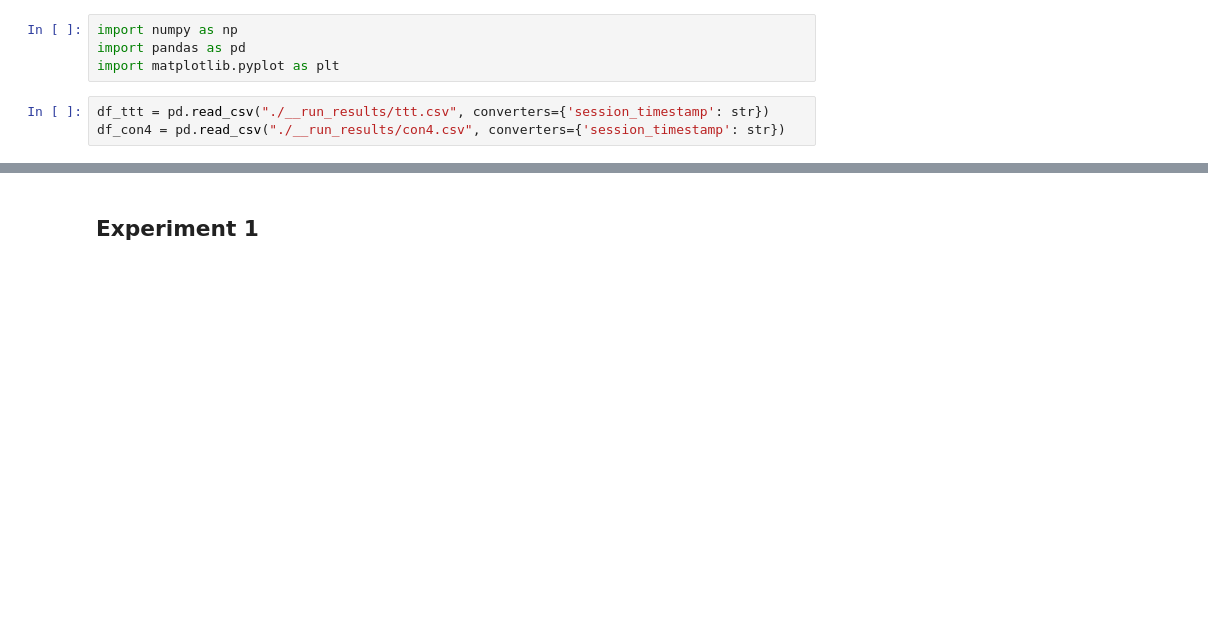
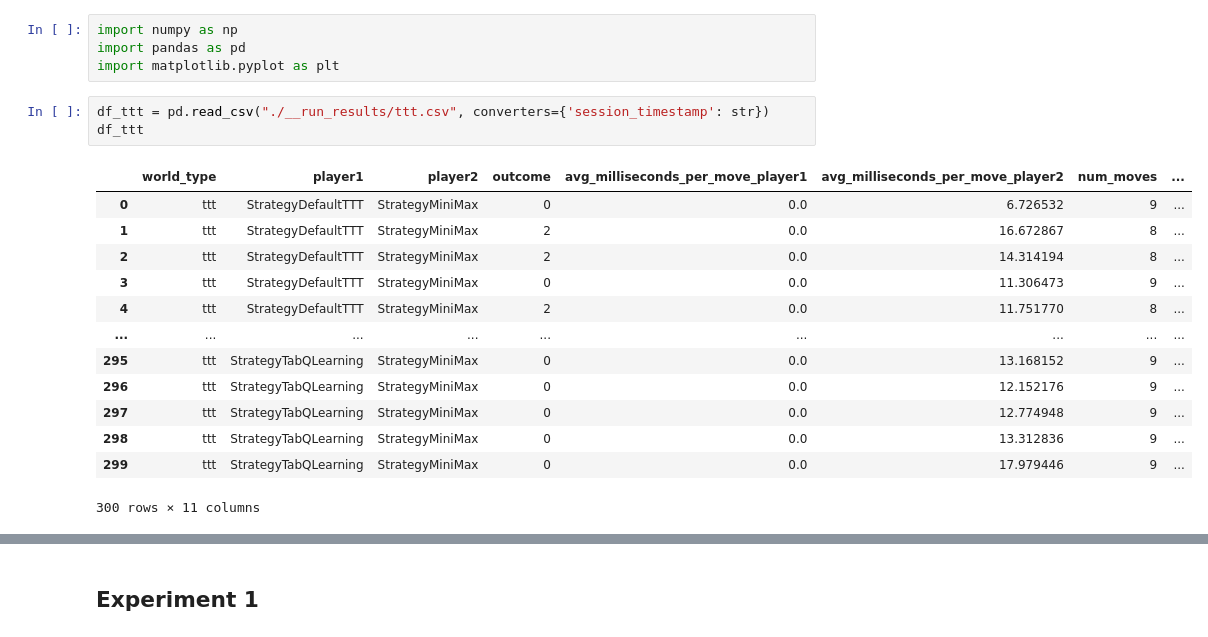
Before and after one commit to ggn1/cs7is2-artificial-intelligence-assignment3, a Jupyter notebook: result_visualization.ipynb, the cells around one changed output, grey strips where cells are left out. Drawn from its saved outputs; the diff is of its cells as text; blank space fills up the shorter version.

```diff
--- a/result_visualization.ipynb
+++ b/result_visualization.ipynb
@@ -8,4 +8,18 @@ import pandas as pd
 import matplotlib.pyplot as plt
 # %%
 df_ttt = pd.read_csv("./__run_results/ttt.csv", converters={'session_timestamp': str})
-df_con4 = pd.read_csv("./__run_results/con4.csv", converters={'session_timestamp': str})
+df_ttt
+# %% [output]
+|  | world_type | player1 | player2 | outcome | avg_milliseconds_per_move_player1 | avg_milliseconds_per_move_player2 | num_moves | ... |
+| 0 | ttt | StrategyDefaultTTT | StrategyMiniMax | 0 | 0.0 | 6.726532 | 9 | ... |
+| 1 | ttt | StrategyDefaultTTT | StrategyMiniMax | 2 | 0.0 | 16.672867 | 8 | ... |
+| 2 | ttt | StrategyDefaultTTT | StrategyMiniMax | 2 | 0.0 | 14.314194 | 8 | ... |
+| 3 | ttt | StrategyDefaultTTT | StrategyMiniMax | 0 | 0.0 | 11.306473 | 9 | ... |
+| 4 | ttt | StrategyDefaultTTT | StrategyMiniMax | 2 | 0.0 | 11.751770 | 8 | ... |
+| ... | ... | ... | ... | ... | ... | ... | ... | ... |
+| 295 | ttt | StrategyTabQLearning | StrategyMiniMax | 0 | 0.0 | 13.168152 | 9 | ... |
+| 296 | ttt | StrategyTabQLearning | StrategyMiniMax | 0 | 0.0 | 12.152176 | 9 | ... |
+| 297 | ttt | StrategyTabQLearning | StrategyMiniMax | 0 | 0.0 | 12.774948 | 9 | ... |
+| 298 | ttt | StrategyTabQLearning | StrategyMiniMax | 0 | 0.0 | 13.312836 | 9 | ... |
+| 299 | ttt | StrategyTabQLearning | StrategyMiniMax | 0 | 0.0 | 17.979446 | 9 | ... |
+300 rows × 11 columns
```
Also changed, not shown: parts of 3 cells of this notebook, 7 other files.
